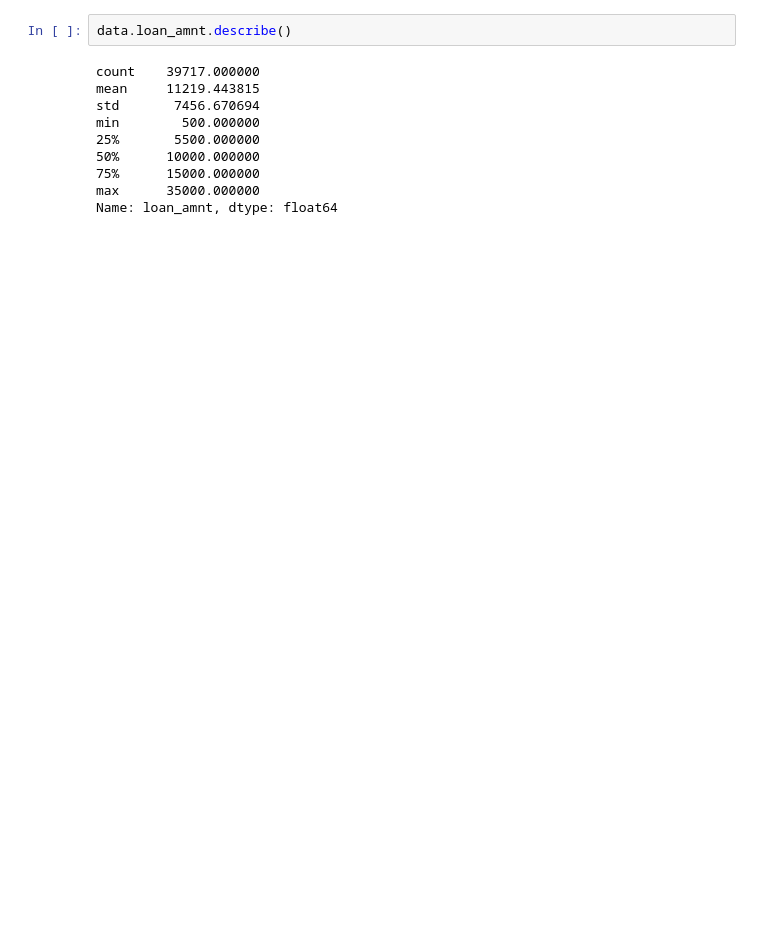
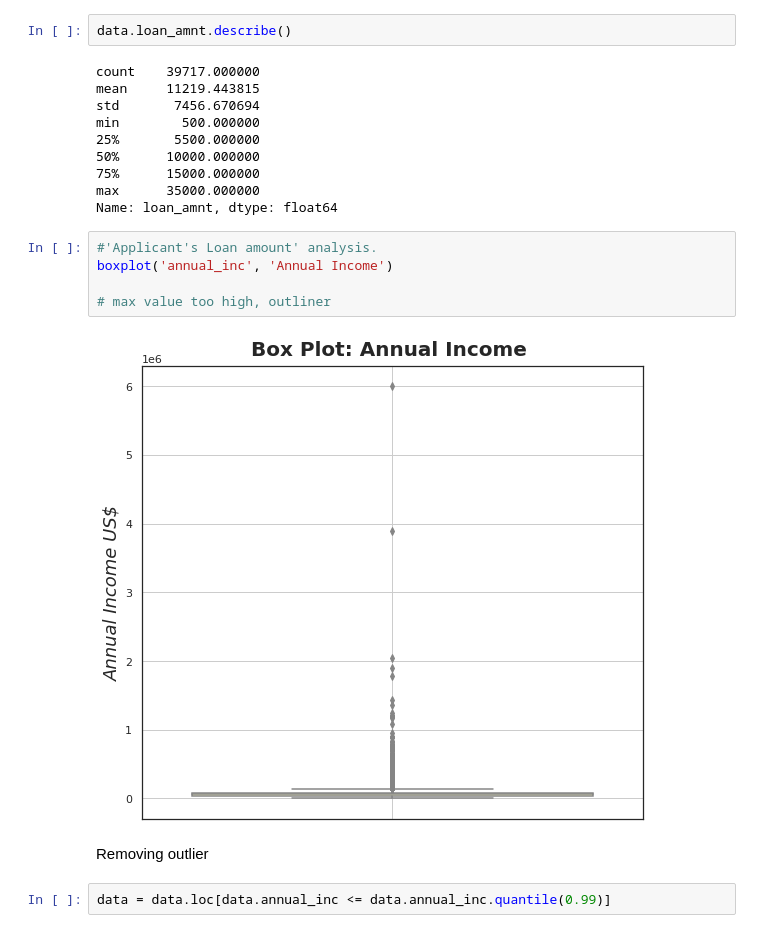
Before and after one commit to teerapat1739/EDA_lending, a Jupyter notebook: notebooks/Group_Facilitator_Name.ipynb, the cells around one changed output. Drawn from its saved outputs; the diff is of its cells as text; blank space fills up the shorter version.

```diff
--- a/notebooks/Group_Facilitator_Name.ipynb
+++ b/notebooks/Group_Facilitator_Name.ipynb
@@ -423,3 +439,14 @@ min        500.000000
 75%      15000.000000
 max      35000.000000
 Name: loan_amnt, dtype: float64
+# %%
+#'Applicant's Loan amount' analysis.
+boxplot('annual_inc', 'Annual Income')
+
+# max value too high, outliner
+# %% [output]
+[figure, added]
+# %% [markdown]
+Removing outlier
+# %%
+data = data.loc[data.annual_inc <= data.annual_inc.quantile(0.99)]
```
Also changed, not shown: parts of 32 cells of this notebook.
